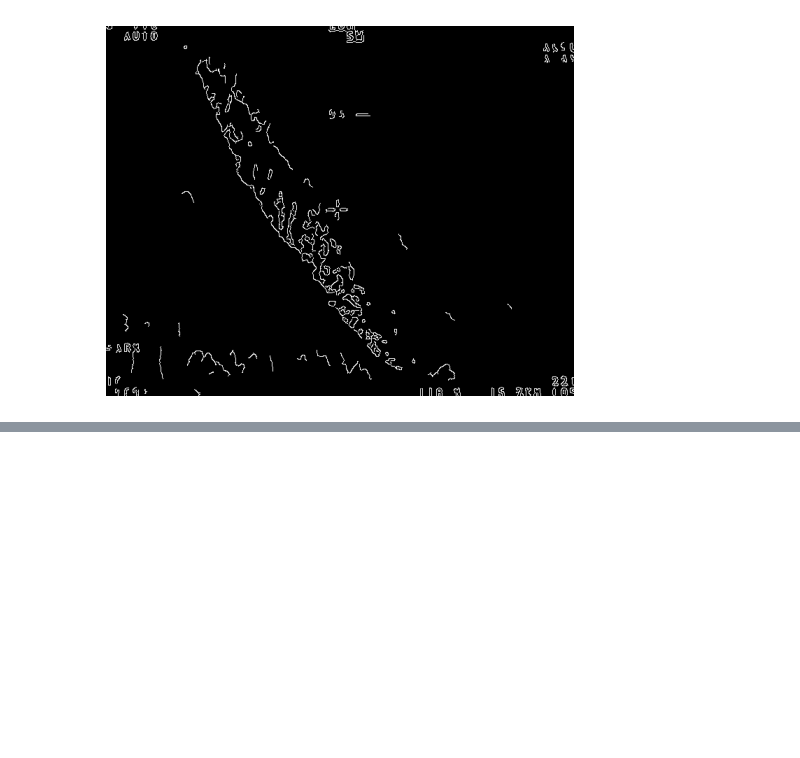
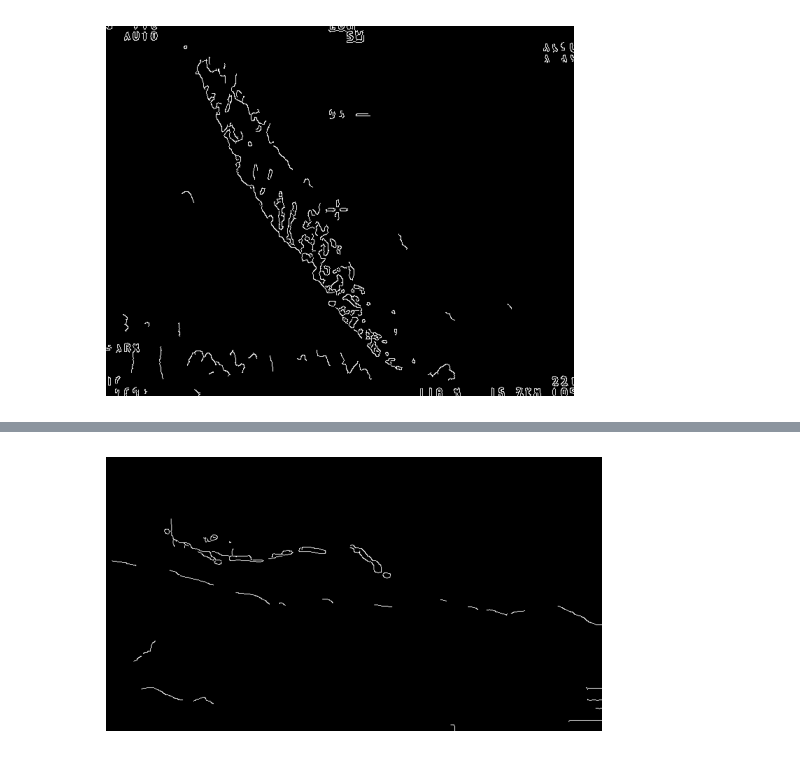
Before and after one commit to onuralpArsln/droneImageFireDetection, a Jupyter notebook: Solution2_ImgProcesing/processor.ipynb, the cells around one changed output, grey strips where cells are left out. Drawn from its saved outputs; the diff is of its cells as text; code cells hidden in the pictures; blank space fills up the shorter version.

```diff
--- a/Solution2_ImgProcesing/processor.ipynb
+++ b/Solution2_ImgProcesing/processor.ipynb
@@ -163,0 +186,11 @@ showArrayOfImages(important_scenes,carry)
+# %%
+cclary=[]
+for img in clarry:
+
+    edges = cv2.Canny(img, threshold1=75, threshold2=100)
+
+    cclary.append(edges)
+# %%
+showArrayOfImages(important_scenes,clarry,cclary)
+# %% [output]
+[figure, added]
```
Also changed, not shown: parts of 8 cells of this notebook.
